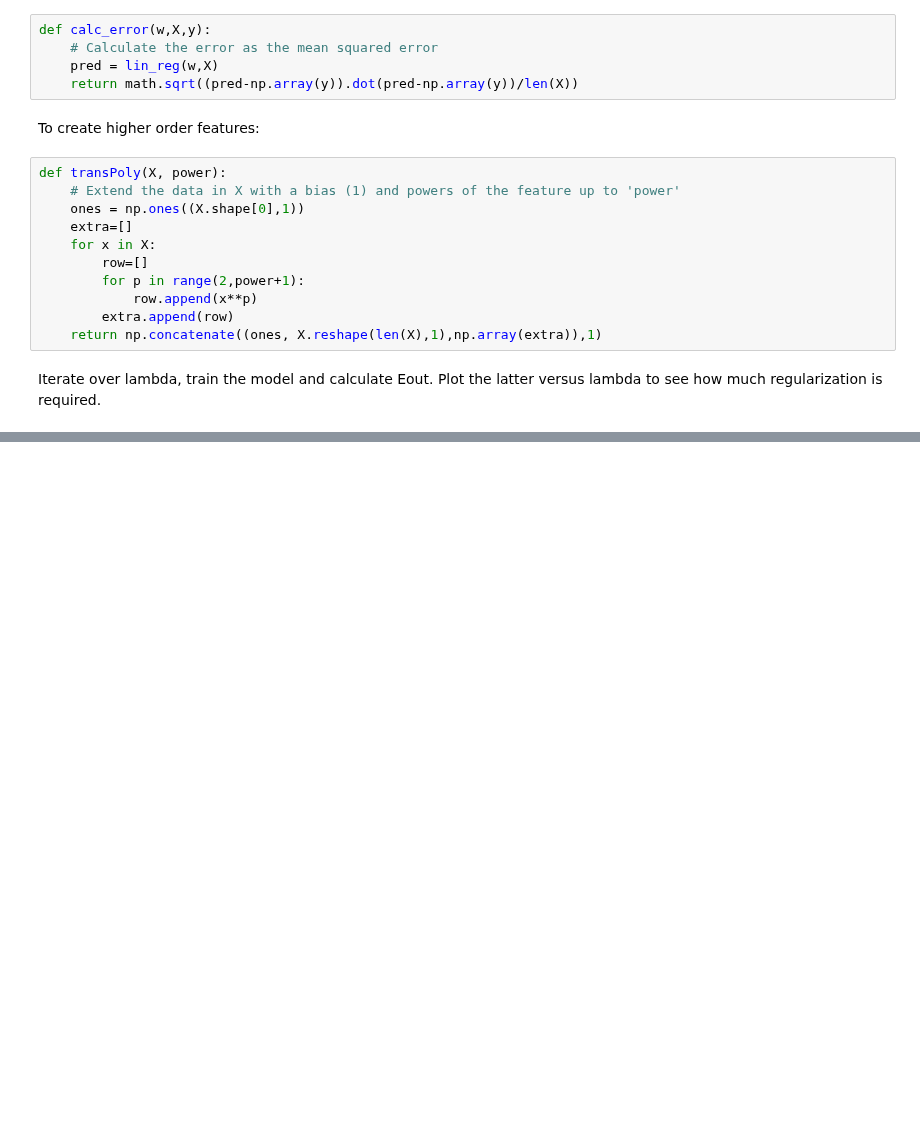
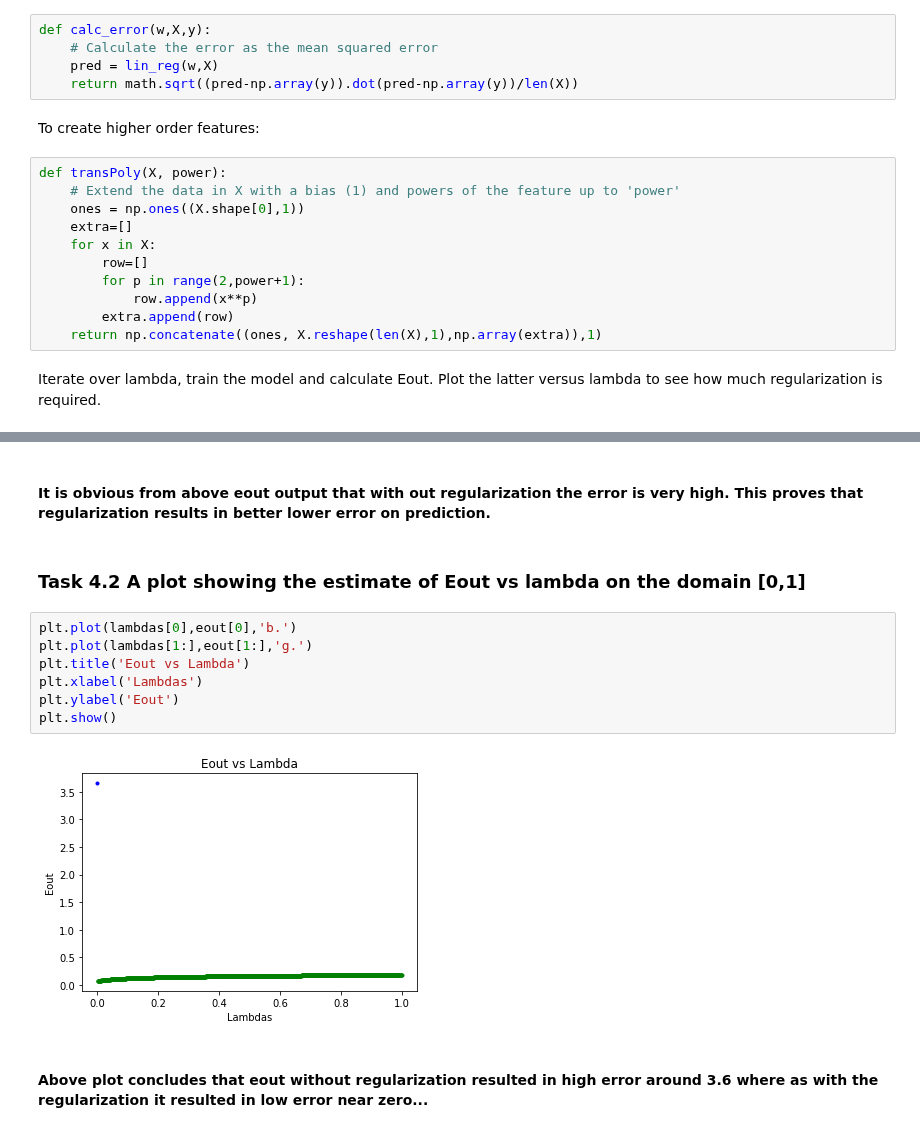
Before and after one commit to vipulpopat/MSCAI_Sem1_Etivity4, a Jupyter notebook: Etivity4_CE6002_18263003.ipynb, the cells around one changed output, grey strips where cells are left out. Cells and saved outputs as stored; diff of their text form; blank space fills up the shorter version.

```diff
--- a/Etivity4_CE6002_18263003.ipynb
+++ b/Etivity4_CE6002_18263003.ipynb
@@ -83,0 +124,15 @@ for l in lambdas:
+# %% [markdown]
+#### It is obvious from above eout output that with out regularization the error is very high. This proves that regularization results in better lower error on prediction.
+# %% [markdown]
+### Task 4.2 A plot showing the estimate of Eout vs lambda on the domain [0,1]
+# %%
+plt.plot(lambdas[0],eout[0],'b.')
+plt.plot(lambdas[1:],eout[1:],'g.')
+plt.title('Eout vs Lambda')
+plt.xlabel('Lambdas')
+plt.ylabel('Eout')
+plt.show()
+# %% [output]
+[figure, added]
+# %% [markdown]
+#### Above plot concludes that eout without regularization resulted in high error around 3.6 where as with the regularization it resulted in low error near zero...
```
Also changed, not shown: parts of 21 cells of this notebook.
